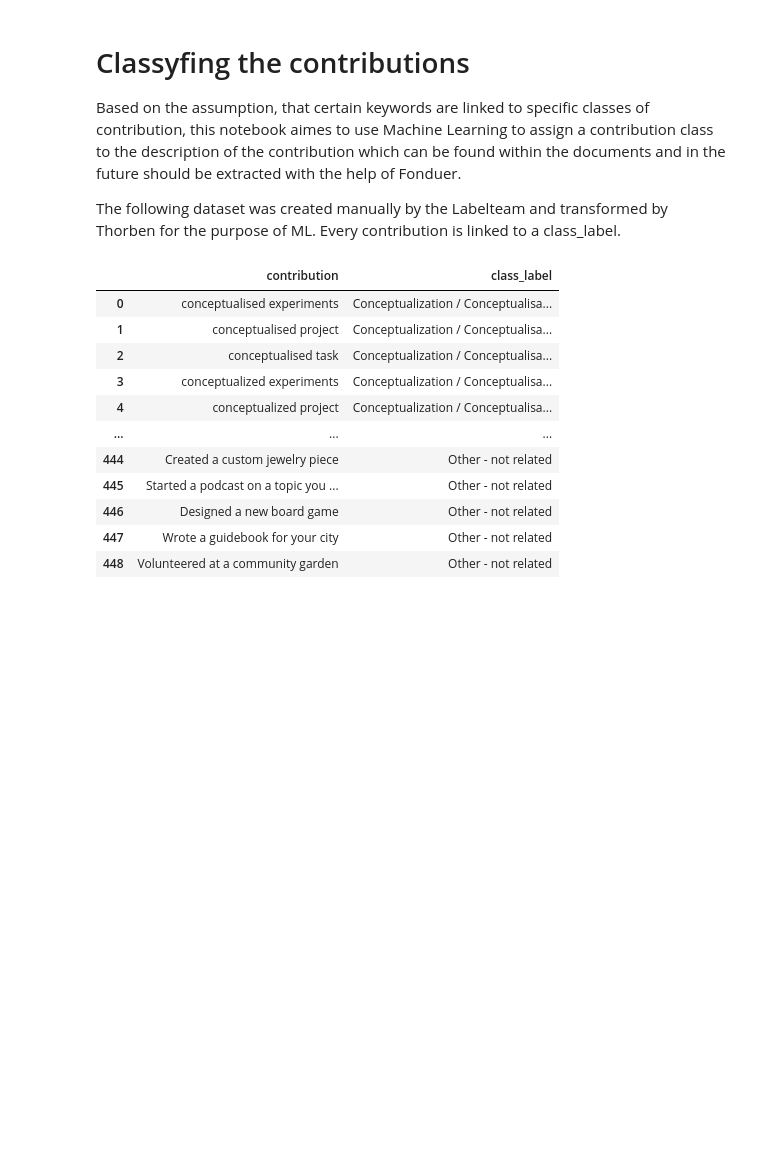
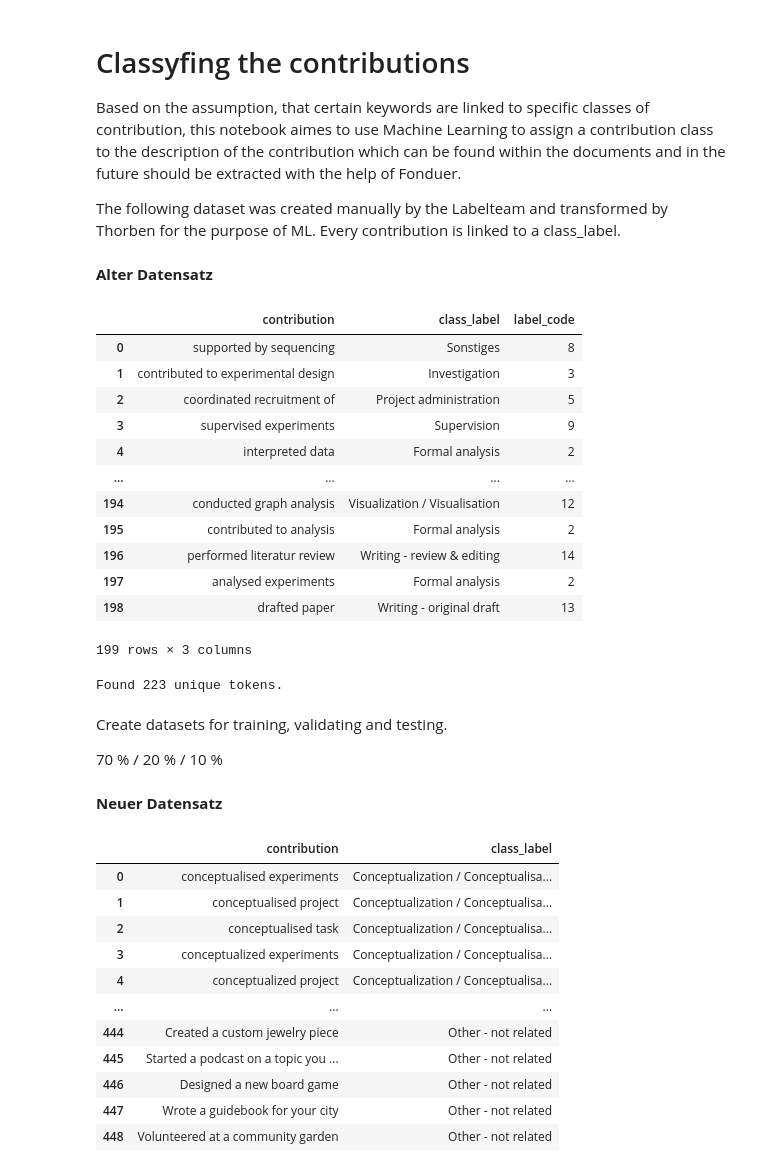
Before and after one commit to MeMo-KBC/bio-medRxiv, a Jupyter notebook: machine_learning_contributions_2.ipynb, the cells around one changed output. Drawn from its saved outputs; the diff is of its cells as text; code cells hidden in the pictures; blank space fills up the shorter version.

```diff
--- a/machine_learning_contributions_2.ipynb
+++ b/machine_learning_contributions_2.ipynb
@@ -4,3 +4,54 @@
 Based on the assumption, that certain keywords are linked to specific classes of contribution, this notebook aimes to use Machine Learning to assign a contribution class to the description of the contribution which can be found within the documents and in the future should be extracted with the help of Fonduer.
 
 The following dataset was created manually by the Labelteam and transformed by Thorben for the purpose of ML. Every contribution is linked to a class_label.
+# %% [markdown]
+**Alter Datensatz**
+# %%
+import pandas as pd
+import numpy as np
+
+data_old = pd.read_excel("./labeled_contribution_samples.xlsx")
+label_dict_old = dict(enumerate(np.sort(data_old.class_label.unique()).flatten(),0))
+label_df_old = pd.DataFrame.from_dict(label_dict_old, orient = 'index', columns = ['class_label']).reset_index(names = 'label_code')
+contributions_df_old = data_old.merge(label_df_old)
+contributions_df_old_shuffled = contributions_df_old.sample(frac=1).reset_index(drop=True)
+contributions_df_old_shuffled
+# %% [output]
+|  | contribution | class_label | label_code |
+| 0 | supported by sequencing | Sonstiges | 8 |
+| 1 | contributed to experimental design | Investigation | 3 |
+| 2 | coordinated recruitment of | Project administration | 5 |
+| 3 | supervised experiments | Supervision | 9 |
+| 4 | interpreted data | Formal analysis | 2 |
+| ... | ... | ... | ... |
+| 194 | conducted graph analysis | Visualization / Visualisation | 12 |
+| 195 | contributed to analysis | Formal analysis | 2 |
+| 196 | performed literatur review | Writing - review & editing | 14 |
+| 197 | analysed experiments | Formal analysis | 2 |
+| 198 | drafted paper | Writing - original draft | 13 |
+199 rows × 3 columns
+# %%
+from tensorflow.keras.preprocessing.text import Tokenizer
+
+contributions_list_old = contributions_df_old_shuffled["contribution"].to_list()
+
+# create a tokenizer, configured to only take the top N=1000 most common words
+tokenizer_old = Tokenizer(num_words=1000)
+# this builds the word index
+tokenizer_old.fit_on_texts(contributions_list_old)
+
+# this turns strings into lists of integer indices
+sequences_old = tokenizer_old.texts_to_sequences(contributions_list_old)
+
+# directly get the one-hot binary representation
+one_hot_results_old = tokenizer_old.texts_to_matrix(contributions_list_old, mode='binary')
+
+# recover the word index that was computed
+word_index_old = tokenizer_old.word_index
+print('Found %s unique tokens.' % len(word_index_old))
+# %% [output]
+Found 223 unique tokens.
+# %% [markdown]
+Create datasets for training, validating and testing.
+
+70 % / 20 % / 10 %
@@ -7,3 +75,5 @@ The following dataset was created manually by the Labelteam and transformed by T
+# %% [markdown]
+**Neuer Datensatz**
 # %%
 import pandas as pd
 
```
Also changed, not shown: parts of 32 cells of this notebook, 3 other files.
